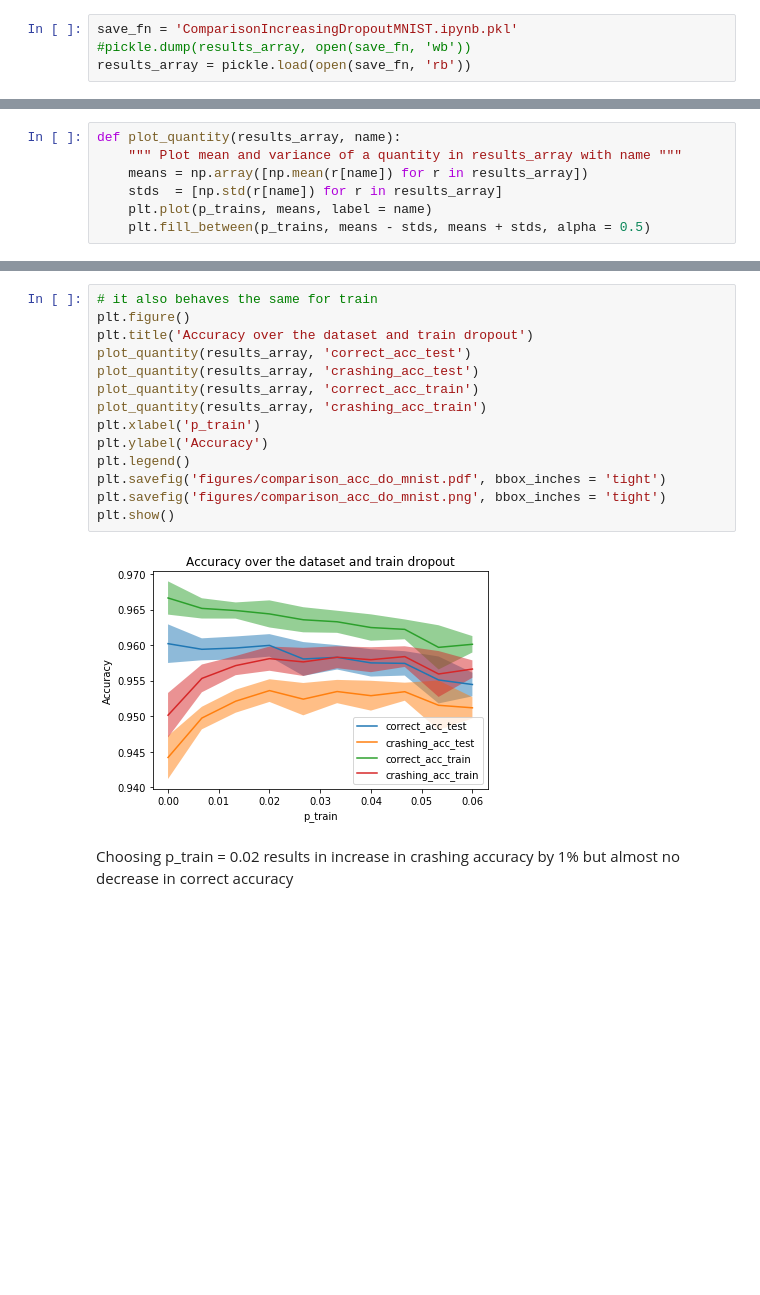
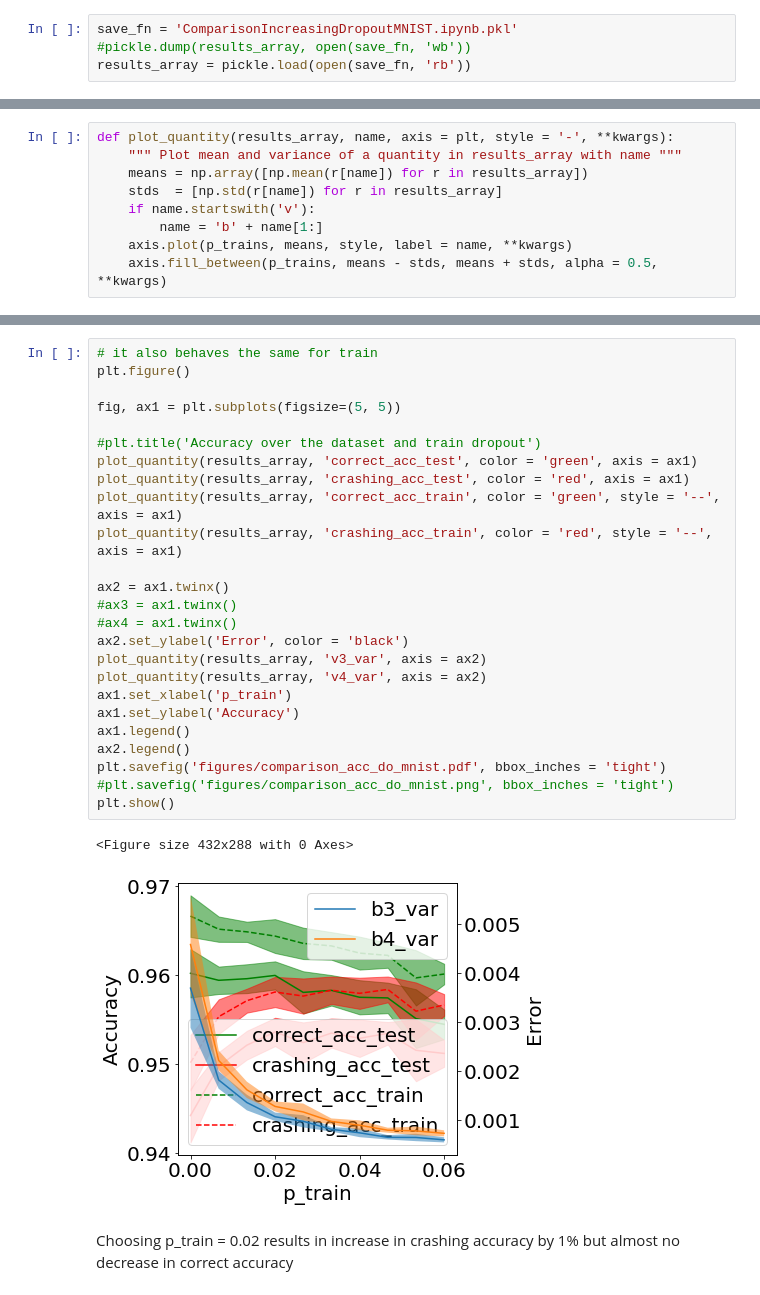
Before and after one commit to LPD-EPFL/nn-fault-tolerance, a Jupyter notebook: ComparisonIncreasingDropoutMNIST.ipynb, the cells around one changed output, grey strips where cells are left out. Drawn from its saved outputs; the diff is of its cells as text; blank space fills up the shorter version.

Commit message:
Update dropout figures

```diff
--- a/ComparisonIncreasingDropoutMNIST.ipynb
+++ b/ComparisonIncreasingDropoutMNIST.ipynb
@@ -147,10 +154,12 @@ results_array = pickle.load(open(save_fn, 'rb'))
 # %%
-def plot_quantity(results_array, name):
+def plot_quantity(results_array, name, axis = plt, style = '-', **kwargs):
     """ Plot mean and variance of a quantity in results_array with name """
     means = np.array([np.mean(r[name]) for r in results_array])
     stds  = [np.std(r[name]) for r in results_array]
-    plt.plot(p_trains, means, label = name)
-    plt.fill_between(p_trains, means - stds, means + stds, alpha = 0.5)
+    if name.startswith('v'):
+        name = 'b' + name[1:]
+    axis.plot(p_trains, means, style, label = name, **kwargs)
+    axis.fill_between(p_trains, means - stds, means + stds, alpha = 0.5, **kwargs)
 # %%
 # it also decays for train
 plt.figure()
@@ -170,18 +179,30 @@ plt.show()
 # %%
 # it also behaves the same for train
 plt.figure()
-plt.title('Accuracy over the dataset and train dropout')
-plot_quantity(results_array, 'correct_acc_test')
-plot_quantity(results_array, 'crashing_acc_test')
-plot_quantity(results_array, 'correct_acc_train')
-plot_quantity(results_array, 'crashing_acc_train')
-plt.xlabel('p_train')
-plt.ylabel('Accuracy')
-plt.legend()
+
+fig, ax1 = plt.subplots(figsize=(5, 5))
+
+#plt.title('Accuracy over the dataset and train dropout')
+plot_quantity(results_array, 'correct_acc_test', color = 'green', axis = ax1)
+plot_quantity(results_array, 'crashing_acc_test', color = 'red', axis = ax1)
+plot_quantity(results_array, 'correct_acc_train', color = 'green', style = '--',  axis = ax1)
+plot_quantity(results_array, 'crashing_acc_train', color = 'red', style = '--', axis = ax1)
+
+ax2 = ax1.twinx()
+#ax3 = ax1.twinx()
+#ax4 = ax1.twinx()
+ax2.set_ylabel('Error', color = 'black')
+plot_quantity(results_array, 'v3_var', axis = ax2)
+plot_quantity(results_array, 'v4_var', axis = ax2)
+ax1.set_xlabel('p_train')
+ax1.set_ylabel('Accuracy')
+ax1.legend()
+ax2.legend()
 plt.savefig('figures/comparison_acc_do_mnist.pdf', bbox_inches = 'tight')
-plt.savefig('figures/comparison_acc_do_mnist.png', bbox_inches = 'tight')
+#plt.savefig('figures/comparison_acc_do_mnist.png', bbox_inches = 'tight')
 plt.show()
 # %% [output]
+<Figure size 432x288 with 0 Axes>
-[figure, old version]
+[figure, new version]
 # %% [markdown]
 Choosing p_train = 0.02 results in increase in crashing accuracy by 1% but almost no decrease in correct accuracy
```
Also changed, not shown: parts of 7 cells of this notebook, 10 other files.
